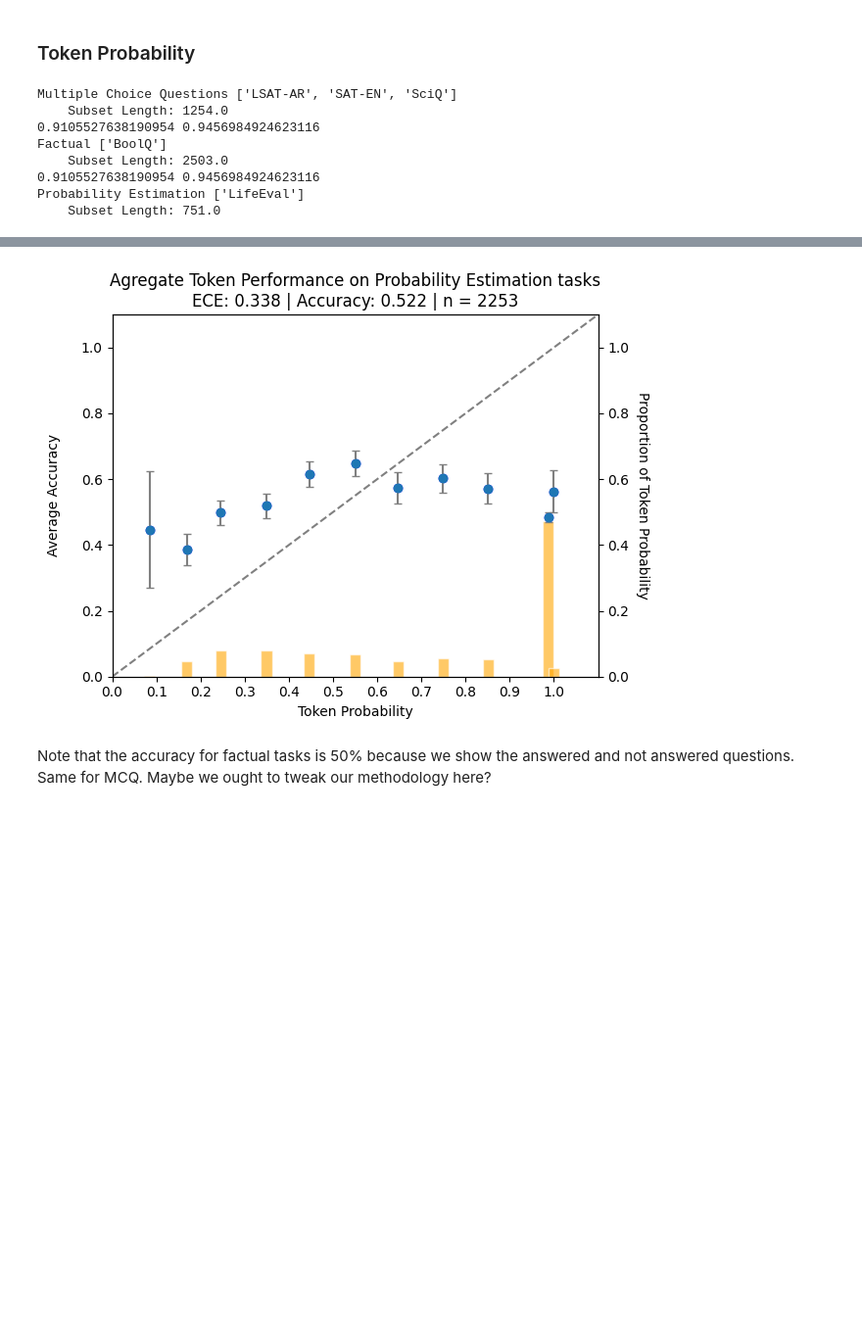
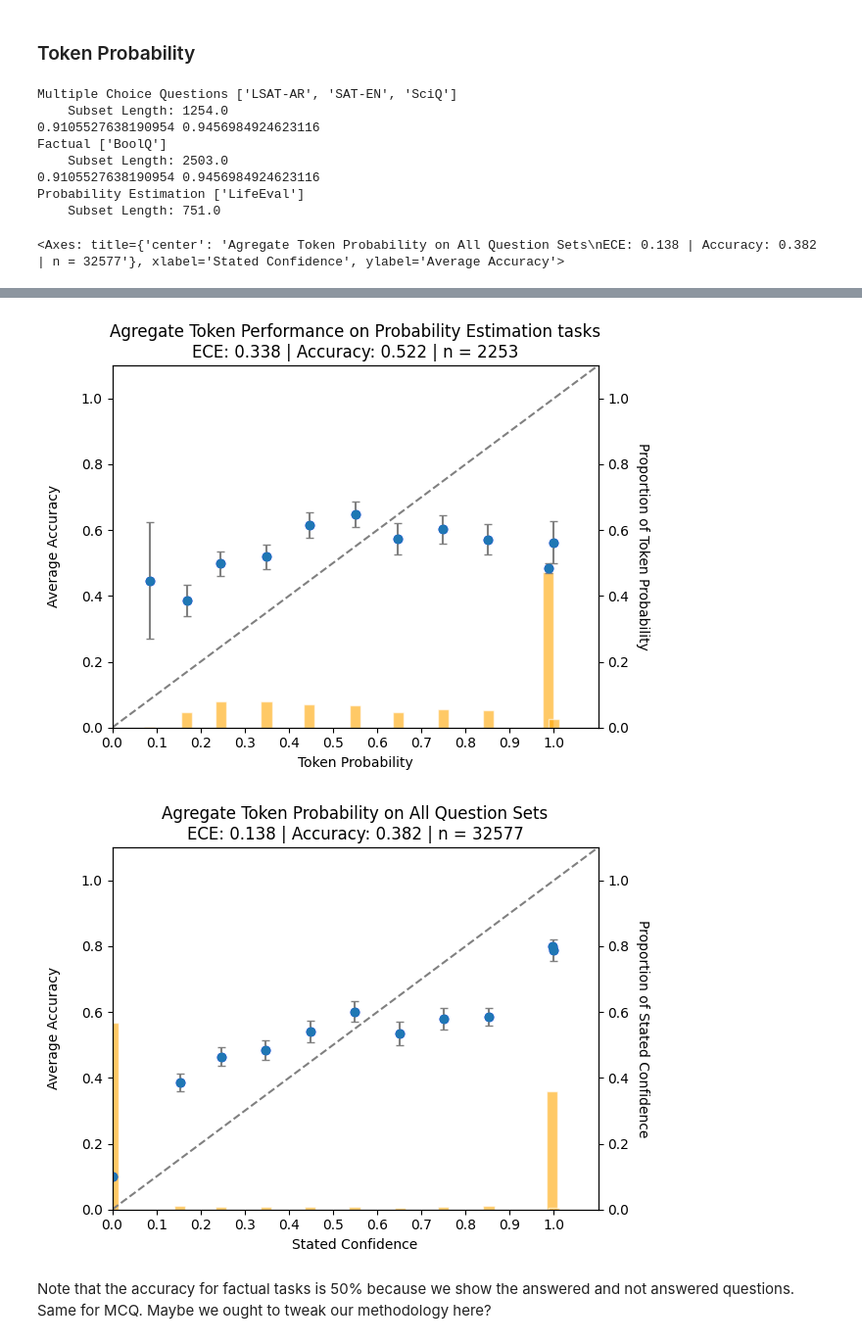
Before and after one commit to NoamMichael/Comparing-Confidence-in-LLMs, a Jupyter notebook: analysis.ipynb, the cells around one changed output, grey strips where cells are left out. Shown at 98% size. Cells and saved outputs as stored; diff of their text form; code cells hidden in the pictures; blank space fills up the shorter version.

Commit message:
token agg plots

```diff
--- a/analysis.ipynb
+++ b/analysis.ipynb
@@ -2059,33 +2060,39 @@ agg_score = []
 agg_conf = []
 for qtype, qsets in qset_types.items():
     print(qtype, qsets)
     subset = only_tokens[only_tokens['Question Set'].isin(qsets)]
     print(f"    Subset Length: {len(subset) / 3}")
     title = f"Agregate Token Performance on {qtype} tasks"
     if qtype == "Multiple Choice Questions":
         scores, conf = expand_tokens(subset)
         print(s.mean(), c.mean())
     elif qtype == "Probability Estimation":
         scores = subset['Score']
         conf = subset['Token Probability Answer']
     elif qtype == "Factual":
         scores, conf = expand_tokens(subset)
         print(s.mean(), c.mean())
     else:
         print("ERROR: Invalid Question Set Type!")
+    agg_score.extend(scores)
+    agg_conf.extend(conf)
+    plot = calibration_plot(scores, conf, n_bins = 10, title = title, num_complete= len(scores), x_label = "Token Probability", save_fig_to=  Path(r"Plots\Main Plots"))
+agg_title = "Agregate Token Probability on All Question Sets"
 
-    plot = calibration_plot(scores, conf, n_bins = 10, title = title, num_complete= len(scores), x_label = "Token Probability", save_fig_to=  Path(r"Plots\Main Plots"))
+calibration_plot(agg_score, agg_conf, num_complete= len(agg_score), title = agg_title, save_fig_to=save_path)
 # %% [output]
 Multiple Choice Questions ['LSAT-AR', 'SAT-EN', 'SciQ']
     Subset Length: 1254.0
 0.9105527638190954 0.9456984924623116
 Factual ['BoolQ']
     Subset Length: 2503.0
 0.9105527638190954 0.9456984924623116
 Probability Estimation ['LifeEval']
     Subset Length: 751.0
+<Axes: title={'center': 'Agregate Token Probability on All Question Sets\nECE: 0.138 | Accuracy: 0.382 | n = 32577'}, xlabel='Stated Confidence', ylabel='Average Accuracy'>
 [figure]
 [figure]
 [figure]
+[figure, added]
 # %% [markdown]
 Note that the accuracy for factual tasks is 50% because we show  the answered and not answered questions. Same for MCQ. Maybe we ought to tweak our methodology here?
```
Also changed, not shown: parts of 1 cell of this notebook, 3 other files.
